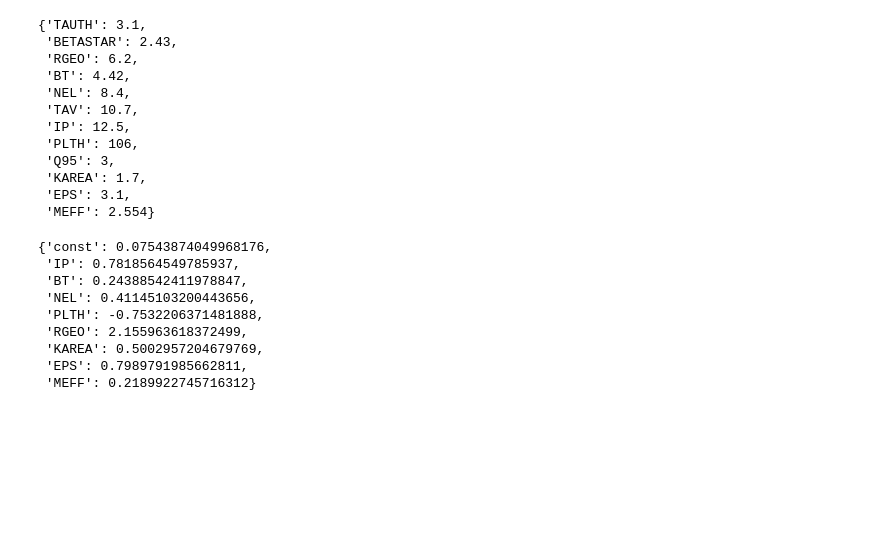
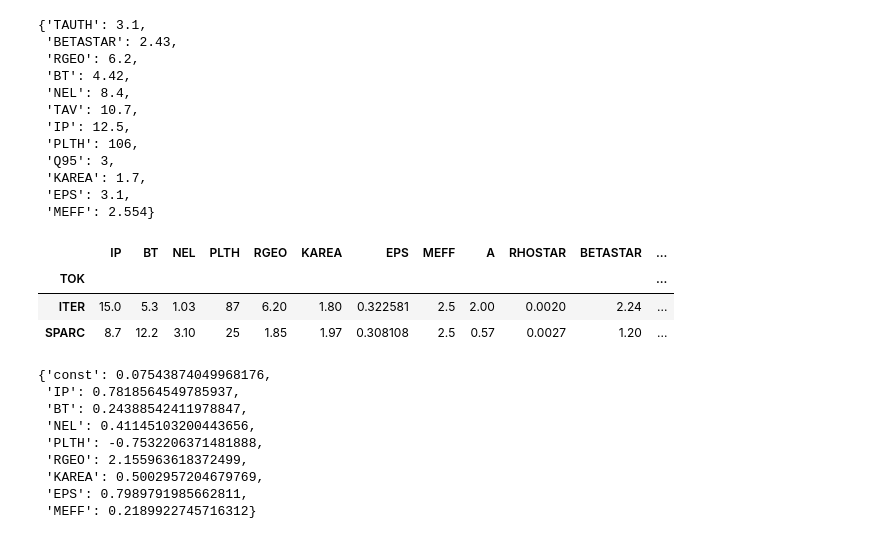
Before and after one commit to Chinnasf/FUSION-EP-Master-Thesis, a Jupyter notebook: Tokamak Interpretation/BRNQ.ipynb, the cells around one changed output. Drawn from its saved outputs; the diff is of its cells as text; code cells hidden in the pictures; blank space fills up the shorter version.

```diff
--- a/Tokamak Interpretation/BRNQ.ipynb
+++ b/Tokamak Interpretation/BRNQ.ipynb
@@ -224,6 +224,14 @@ ITER
  'KAREA': 1.7,
  'EPS': 3.1,
  'MEFF': 2.554}
+# %%
+new_observations = pd.read_csv(path+"new_machines.csv").set_index("TOK")
+new_observations
+# %% [output]
+|  | IP | BT | NEL | PLTH | RGEO | KAREA | EPS | MEFF | A | RHOSTAR | BETASTAR | ... |
+| TOK |  |  |  |  |  |  |  |  |  |  |  | ... |
+| ITER | 15.0 | 5.3 | 1.03 | 87 | 6.20 | 1.80 | 0.322581 | 2.5 | 2.00 | 0.0020 | 2.24 | ... |
+| SPARC | 8.7 | 12.2 | 3.10 | 25 | 1.85 | 1.97 | 0.308108 | 2.5 | 0.57 | 0.0027 | 1.20 | ... |
 # %%
 DB2prms = get_ECT_regression(DB2).params.to_dict()
 DB2prms['const'] = np.exp(DB2prms['const'])
```
Also changed, not shown: parts of 1 cell of this notebook, 2 other files.
